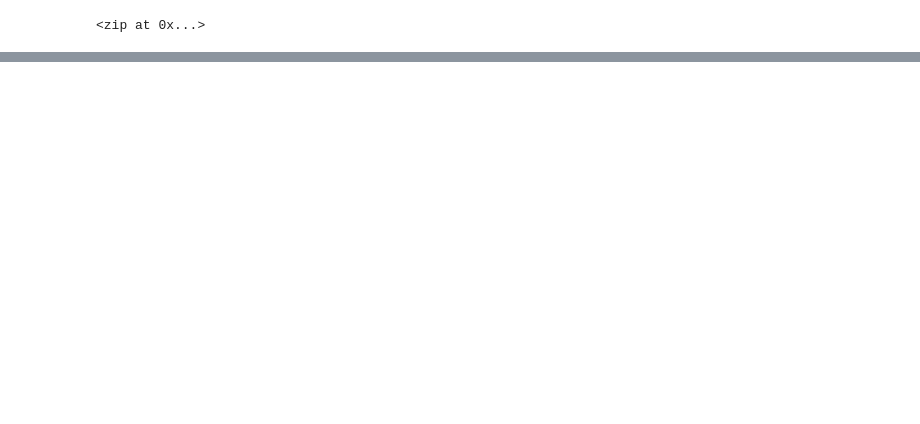
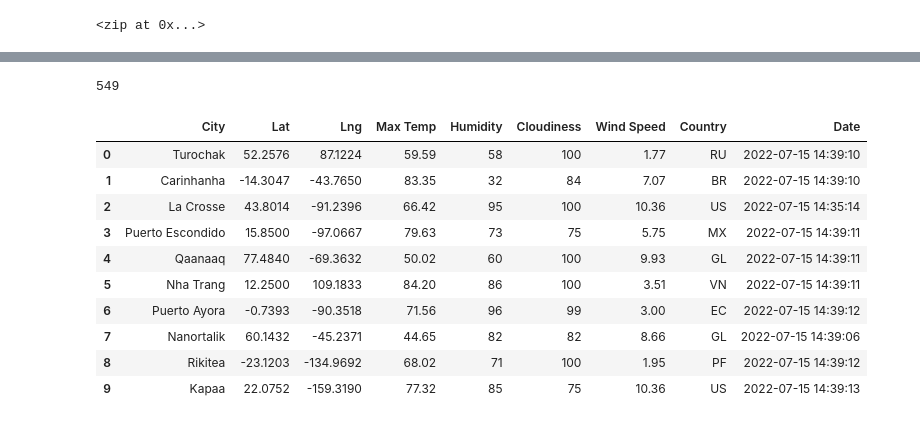
Before and after one commit to nickku1223/World_Weather_Analysis, a Jupyter notebook: WeatherPy.ipynb, the cells around one changed output, grey strips where cells are left out. Cells and saved outputs as stored; diff of their text form; code cells hidden in the pictures; blank space fills up the shorter version.

Commit message:
Modifying .gitignore file and WeatherPy.ipynb file

```diff
--- a/WeatherPy.ipynb
+++ b/WeatherPy.ipynb
@@ -57,0 +64,4 @@ len(cities)
+# %%
+# Starting URL for Weather Map API Call.
+url = "http://api.openweathermap.org/data/2.5/weather?units=Imperial&APPID=" + weather_api_key
+print(url)
@@ -57,0 +153,20 @@ len(cities)
+# %%
+len(city_data)
+# %% [output]
+549
+# %%
+# Convert the array of dictionaries to a Pandas DataFrame.
+city_data_df = pd.DataFrame(city_data)
+city_data_df.head(10)
+# %% [output]
+|  | City | Lat | Lng | Max Temp | Humidity | Cloudiness | Wind Speed | Country | Date |
+| 0 | Turochak | 52.2576 | 87.1224 | 59.59 | 58 | 100 | 1.77 | RU | 2022-07-15 14:39:10 |
+| 1 | Carinhanha | -14.3047 | -43.7650 | 83.35 | 32 | 84 | 7.07 | BR | 2022-07-15 14:39:10 |
+| 2 | La Crosse | 43.8014 | -91.2396 | 66.42 | 95 | 100 | 10.36 | US | 2022-07-15 14:35:14 |
+| 3 | Puerto Escondido | 15.8500 | -97.0667 | 79.63 | 73 | 75 | 5.75 | MX | 2022-07-15 14:39:11 |
+| 4 | Qaanaaq | 77.4840 | -69.3632 | 50.02 | 60 | 100 | 9.93 | GL | 2022-07-15 14:39:11 |
+| 5 | Nha Trang | 12.2500 | 109.1833 | 84.20 | 86 | 100 | 3.51 | VN | 2022-07-15 14:39:11 |
+| 6 | Puerto Ayora | -0.7393 | -90.3518 | 71.56 | 96 | 99 | 3.00 | EC | 2022-07-15 14:39:12 |
+| 7 | Nanortalik | 60.1432 | -45.2371 | 44.65 | 82 | 82 | 8.66 | GL | 2022-07-15 14:39:06 |
+| 8 | Rikitea | -23.1203 | -134.9692 | 68.02 | 71 | 100 | 1.95 | PF | 2022-07-15 14:39:12 |
+| 9 | Kapaa | 22.0752 | -159.3190 | 77.32 | 85 | 75 | 10.36 | US | 2022-07-15 14:39:13 |
```
Also changed, not shown: parts of 7 cells of this notebook, 3 other files.
